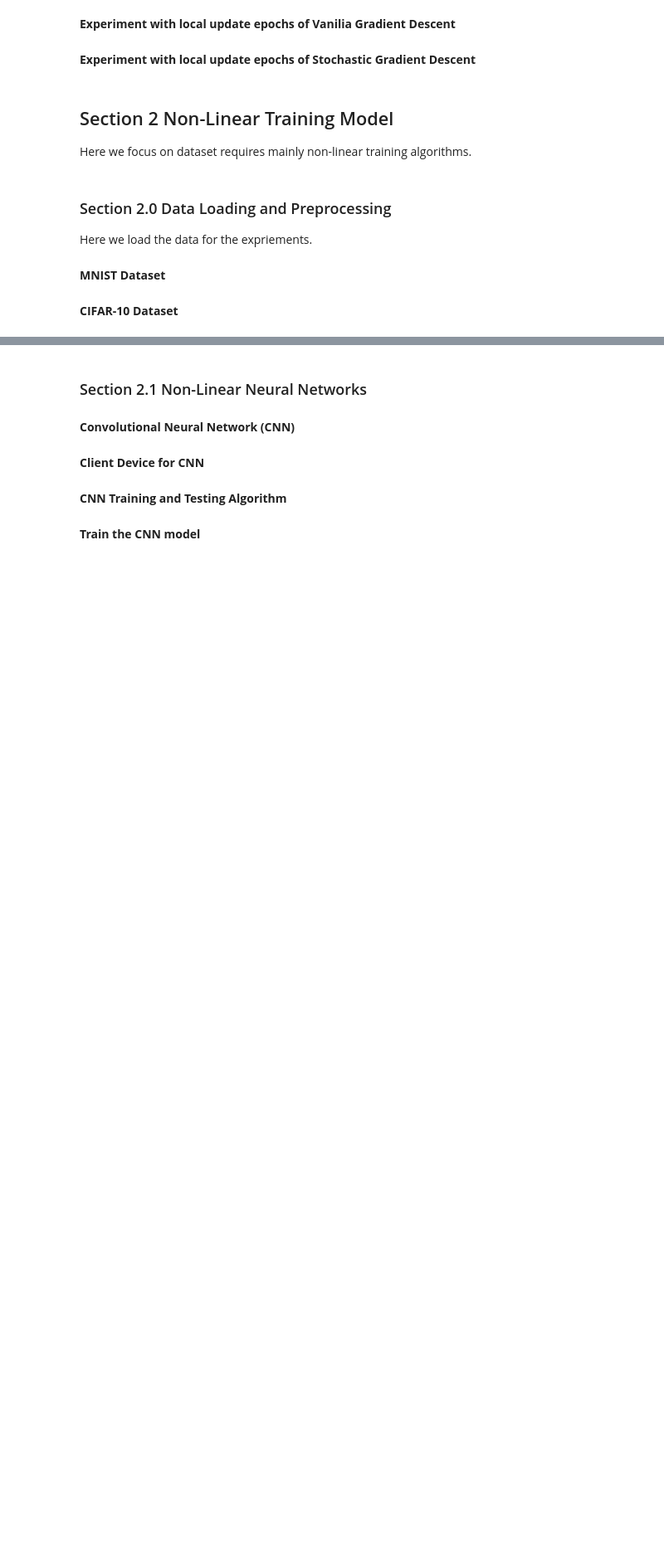
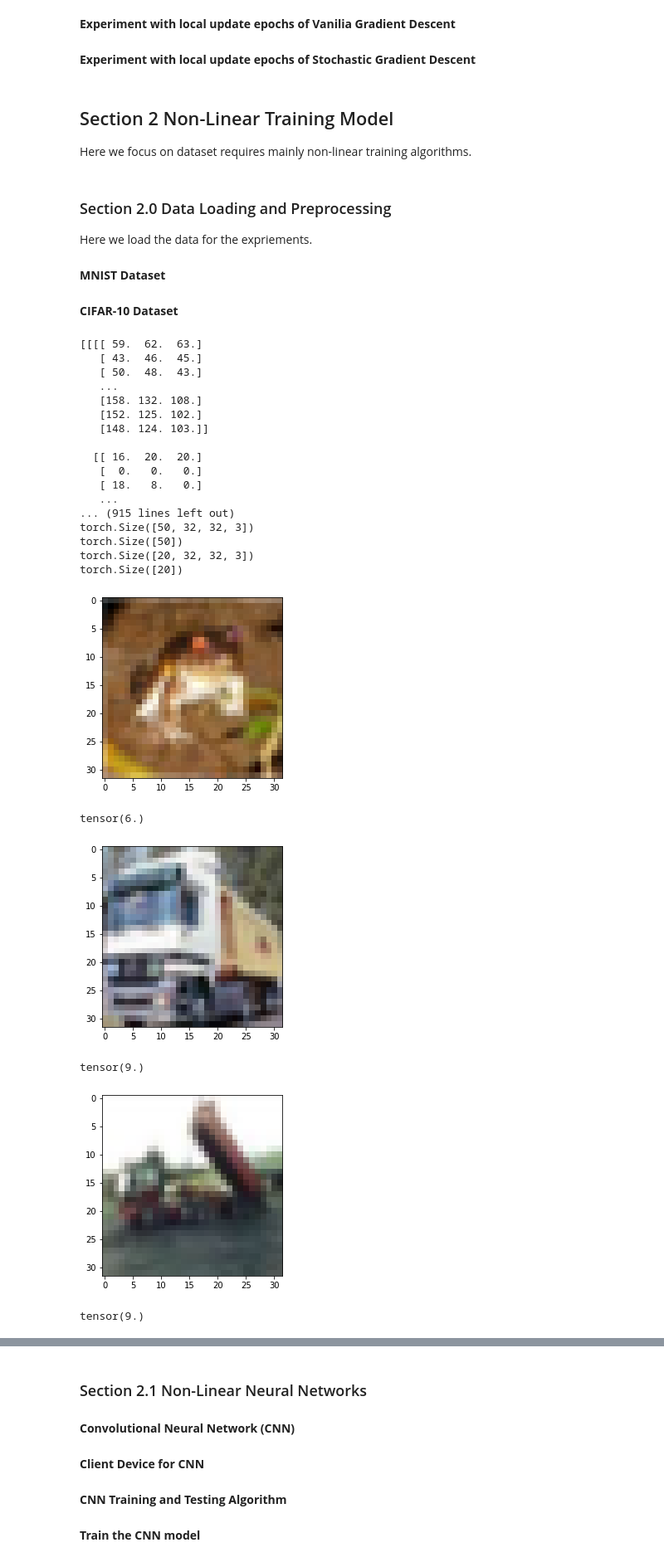
Before and after one commit to AssoStudent/FTEC4998, a Jupyter notebook: Combine.ipynb, the cells around one changed output, grey strips where cells are left out. Shown: that part at 83% size. Drawn from its saved outputs; the diff is of its cells as text; code cells hidden in the pictures; blank space fills up the shorter version.

```diff
--- a/Combine.ipynb
+++ b/Combine.ipynb
@@ -1566,40 +1566,64 @@ X_train_normalized = X_train / 255.0
 X_test_normalized = X_test / 255.0
 
 # Turn data to tensor
-X_train_tensor = torch.from_numpy(X_train_normalized[:100])
-y_train_tensor = torch.from_numpy(y_train[:100])
-X_test_tensor = torch.from_numpy(X_test_normalized)
-y_test_tensor = torch.from_numpy(y_test)
+X_train_tensor = torch.from_numpy(X_train_normalized[:50])
+y_train_tensor = torch.from_numpy(y_train[:50])
+X_test_tensor = torch.from_numpy(X_test_normalized[:20])
+y_test_tensor = torch.from_numpy(y_test[:20])
 print(X_train_tensor)
 print(y_train_tensor)
 print(X_test_tensor)
 print(y_test_tensor)
 print(X_train_tensor.size())
 print(y_train_tensor.size())
 print(X_test_tensor.size())
 print(y_test_tensor.size())
 
 # Learning Rate and Batch size
 dataset_name = "CIFAR-10 Datset"
 learning_rate_preset = 0.01
 batch_size_preset = 100
 CNN_input_shape_preset = (-1, 3, 32, 32)
 
 # Number of samples, features, and classes
 num_samples_preset  = X_train_tensor.size()[0]
 num_features_preset = X_train_tensor.size()[1]
 num_classes_preset = len(torch.unique(y_train_tensor))
 
 # Translate the tensor to dataset
 CIFAR_10_train_dataset = torch.utils.data.TensorDataset(X_train_tensor, y_train_tensor)
 CIFAR_10_test_dataset = torch.utils.data.TensorDataset(X_test_tensor, y_test_tensor)
 
 # Translate to DataLoader
 train_loader = torch.utils.data.DataLoader(CIFAR_10_train_dataset, batch_size = batch_size_preset, shuffle = True)
 test_loader = torch.utils.data.DataLoader(CIFAR_10_test_dataset, batch_size = batch_size_preset, shuffle = True)
 
 # Visualize the first 10 images
 for i in range(10):
     plt.imshow(X_train_tensor[i])
     plt.show()
     print(y_train_tensor[i])
+# %% [output]
+[[[[ 59.  62.  63.]
+   [ 43.  46.  45.]
+   [ 50.  48.  43.]
+   ...
+   [158. 132. 108.]
+   [152. 125. 102.]
+   [148. 124. 103.]]
+
+  [[ 16.  20.  20.]
+   [  0.   0.   0.]
+   [ 18.   8.   0.]
+   ...
+... (915 lines left out)
+torch.Size([50, 32, 32, 3])
+torch.Size([50])
+torch.Size([20, 32, 32, 3])
+torch.Size([20])
+[figure, added]
+tensor(6.)
+[figure, added]
+tensor(9.)
+[figure, added]
+tensor(9.)
```
Also changed, not shown: parts of 6 cells of this notebook.
